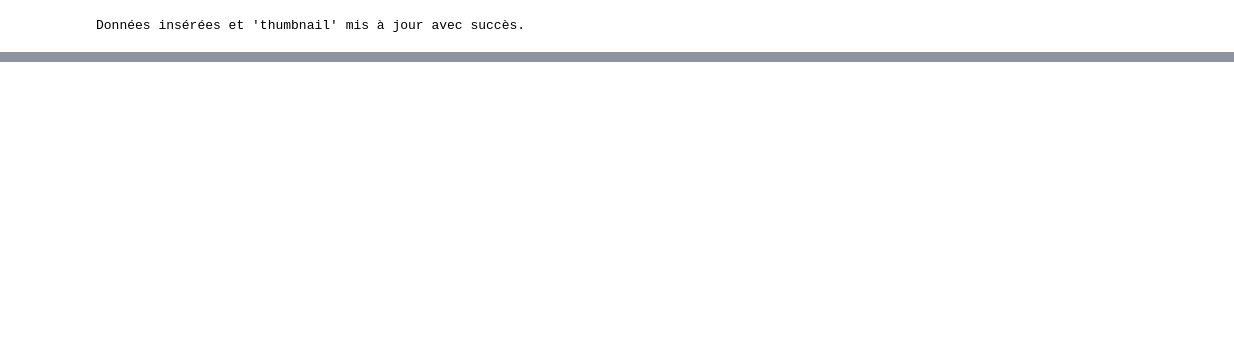
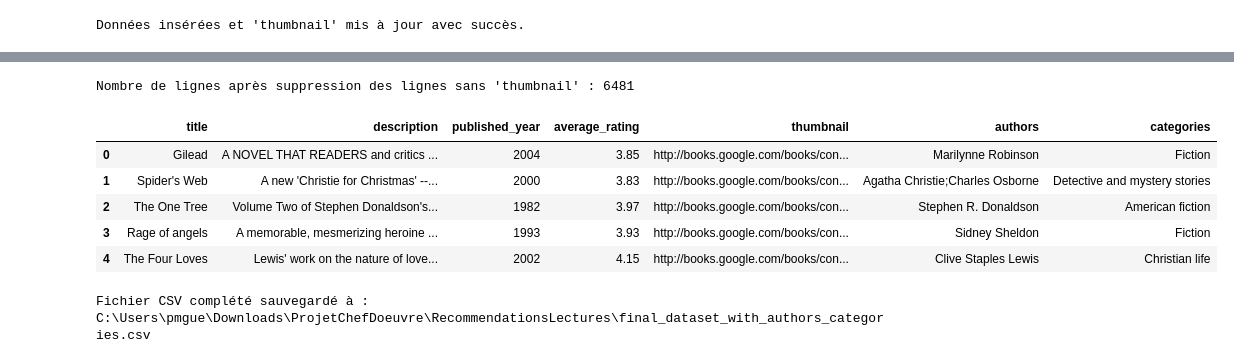
Before and after one commit to PM389229/RecommendationsLectures, a Jupyter notebook: BlocCompétences1/ScriptCompétence4.ipynb, the cells around one changed output, grey strips where cells are left out. Drawn from its saved outputs; the diff is of its cells as text; code cells hidden in the pictures; blank space fills up the shorter version.

```diff
--- a/BlocCompétences1/ScriptCompétence4.ipynb
+++ b/BlocCompétences1/ScriptCompétence4.ipynb
@@ -513,0 +660,33 @@ Colonne 'test_column' supprimée avec succès.
+# %%
+import pandas as pd
+from sqlalchemy import create_engine
+
+# Connexion à la base de données PostgreSQL
+db_url = "postgresql://postgres:Lrk389229!@localhost:5432/RecommendationsLectures"
+engine = create_engine(db_url)
+
+# Requête SQL pour joindre les tables et récupérer les informations des livres avec auteurs et catégories
+query = """
+SELECT
+    l.title,
+    l.description,
+    l.published_year,
+    l.average_rating,
+    l.thumbnail,
+    STRING_AGG(DISTINCT a.author_name, ';') AS authors,
+    STRING_AGG(DISTINCT c.category_name, ';') AS categories
+FROM
+    public.livre l
+LEFT JOIN public.livre_auteur la ON l.id_livre = la.id_livre
+LEFT JOIN public.auteur a ON la.id_auteur = a.id_auteur
+LEFT JOIN public.livre_categorie lc ON l.id_livre = lc.id_livre
+LEFT JOIN public.categorie c ON lc.id_categorie = c.id_categorie
+GROUP BY
+    l.id_livre, l.title, l.description, l.published_year, l.average_rating, l.thumbnail
+"""
+
+# Charger les données dans un DataFrame pandas
+df_complet = pd.read_sql_query(query, engine)
+
+# Afficher un aperçu des données
+print(df_complet.head())
@@ -513,0 +711,25 @@ Colonne 'test_column' supprimée avec succès.
+# %%
+# Supprimer les lignes où la colonne 'thumbnail' est NULL ou NaN
+df_complet = df_complet.dropna(subset=['thumbnail'])
+
+# Vérifier le nombre de lignes après suppression des lignes sans thumbnail
+print("Nombre de lignes après suppression des lignes sans 'thumbnail' :", df_complet.shape[0])
+
+# Afficher un aperçu des données restantes
+df_complet.head()
+# %% [output]
+Nombre de lignes après suppression des lignes sans 'thumbnail' : 6481
+|  | title | description | published_year | average_rating | thumbnail | authors | categories |
+| 0 | Gilead | A NOVEL THAT READERS and critics ... | 2004 | 3.85 | http://books.google.com/books/con... | Marilynne Robinson | Fiction |
+| 1 | Spider's Web | A new 'Christie for Christmas' --... | 2000 | 3.83 | http://books.google.com/books/con... | Agatha Christie;Charles Osborne | Detective and mystery stories |
+| 2 | The One Tree | Volume Two of Stephen Donaldson's... | 1982 | 3.97 | http://books.google.com/books/con... | Stephen R. Donaldson | American fiction |
+| 3 | Rage of angels | A memorable, mesmerizing heroine ... | 1993 | 3.93 | http://books.google.com/books/con... | Sidney Sheldon | Fiction |
+| 4 | The Four Loves | Lewis' work on the nature of love... | 2002 | 4.15 | http://books.google.com/books/con... | Clive Staples Lewis | Christian life |
+# %%
+# Enregistrer le DataFrame complet avec les colonnes 'authors' et 'categories' dans un fichier CSV
+csv_output_path = r"C:\Users\pmgue\Downloads\ProjetChefDoeuvre\RecommendationsLectures\final_dataset_with_authors_categories.csv"
+df_complet.to_csv(csv_output_path, index=False)
+
+print(f"Fichier CSV complété sauvegardé à : {csv_output_path}")
+# %% [output]
+Fichier CSV complété sauvegardé à : C:\Users\pmgue\Downloads\ProjetChefDoeuvre\RecommendationsLectures\final_dataset_with_authors_categories.csv
```
Also changed, not shown: parts of 11 cells of this notebook, 3 other files.
